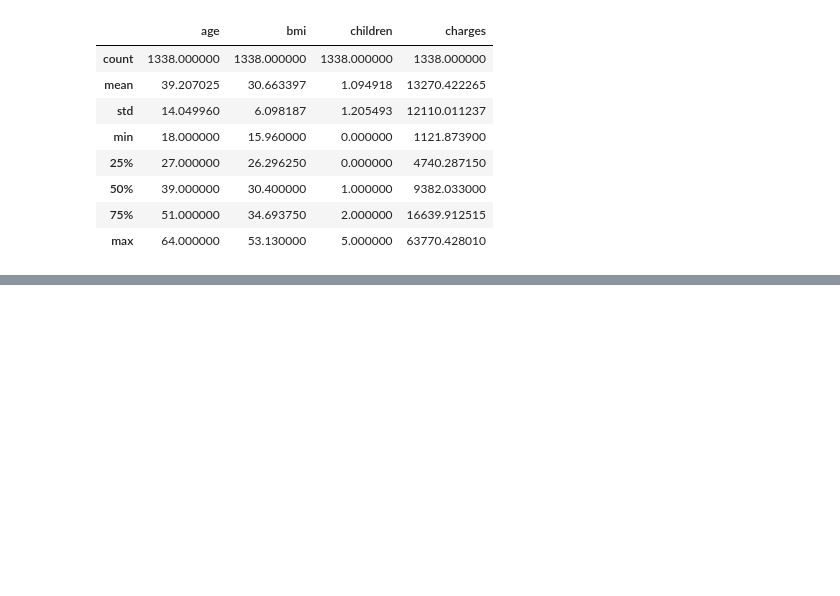
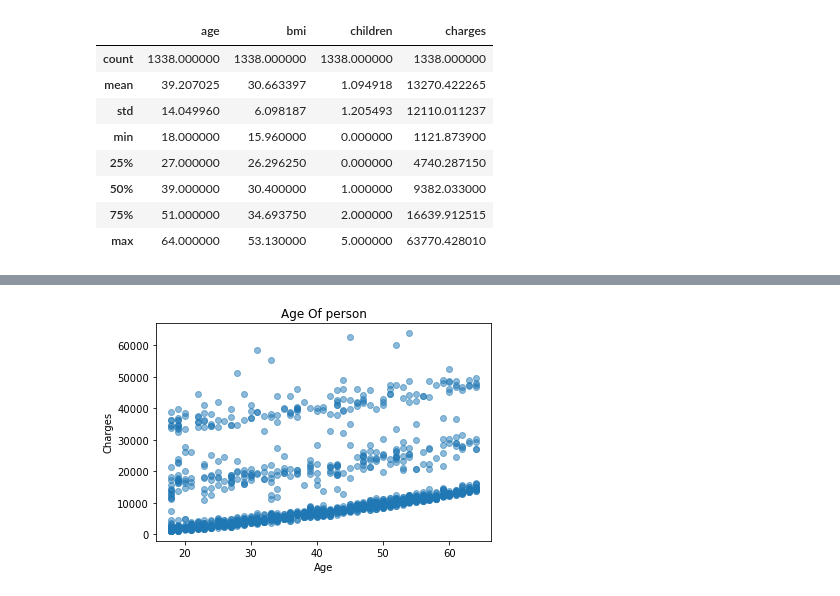
Before and after one commit to Hannanf/capstone_project, a Jupyter notebook: EDA_Siqi.ipynb, the cells around one changed output, grey strips where cells are left out. Saved outputs shown, nothing was run; the diff lists cells and outputs as text; code cells hidden in the pictures; blank space fills up the shorter version.

```diff
--- a/EDA_Siqi.ipynb
+++ b/EDA_Siqi.ipynb
@@ -34,0 +77,11 @@ data_df.describe()
+# %%
+plt.scatter(x=data_df['age'], y=data_df['charges'], alpha=0.5)
+
+
+# Decorate
+plt.title('Age Of person')
+plt.xlabel('Age')
+plt.ylabel('Charges')
+plt.show()
+# %% [output]
+[figure, added]
```
Also changed, not shown: parts of 12 cells of this notebook.
